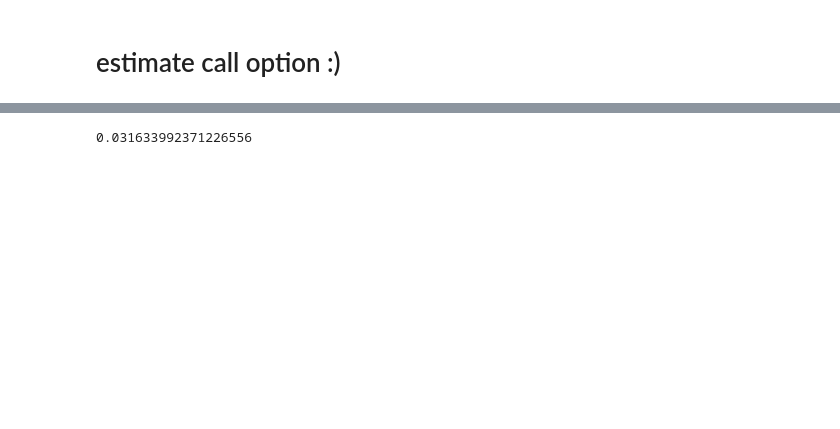
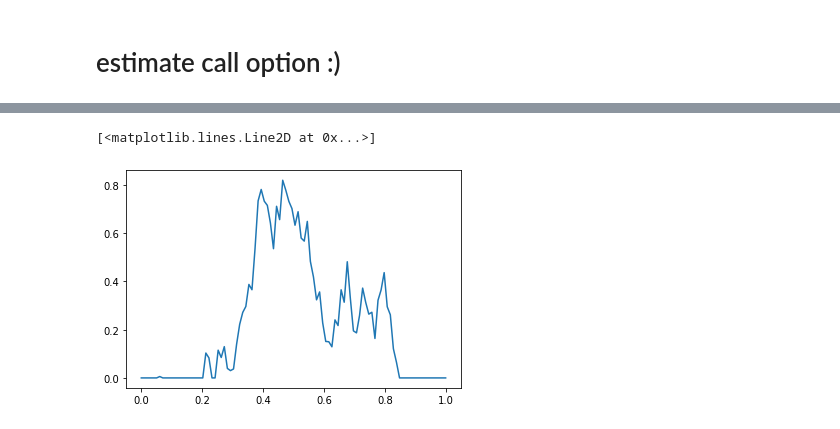
Before and after one commit to gamble27/random-processes, a Jupyter notebook: l4.ipynb, the cells around one changed output, grey strips where cells are left out. Cells and saved outputs as stored; diff of their text form; code cells hidden in the pictures; blank space fills up the shorter version.

```diff
--- a/l4.ipynb
+++ b/l4.ipynb
@@ -99,5 +118,6 @@ f_x1.mean()
 # %%
 f_x2 = f(x2)
-f_x2.mean()
+plt.plot(t,f_x2)
 # %% [output]
-0.031633992371226556
+[<matplotlib.lines.Line2D at 0x...>]
+[figure, added]
```
Also changed, not shown: parts of 10 cells of this notebook.
